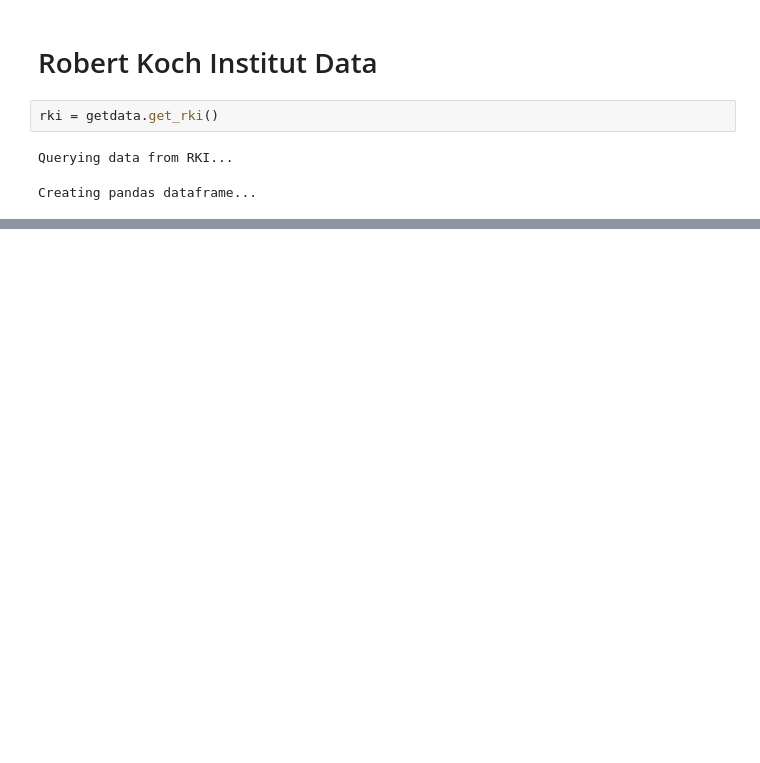
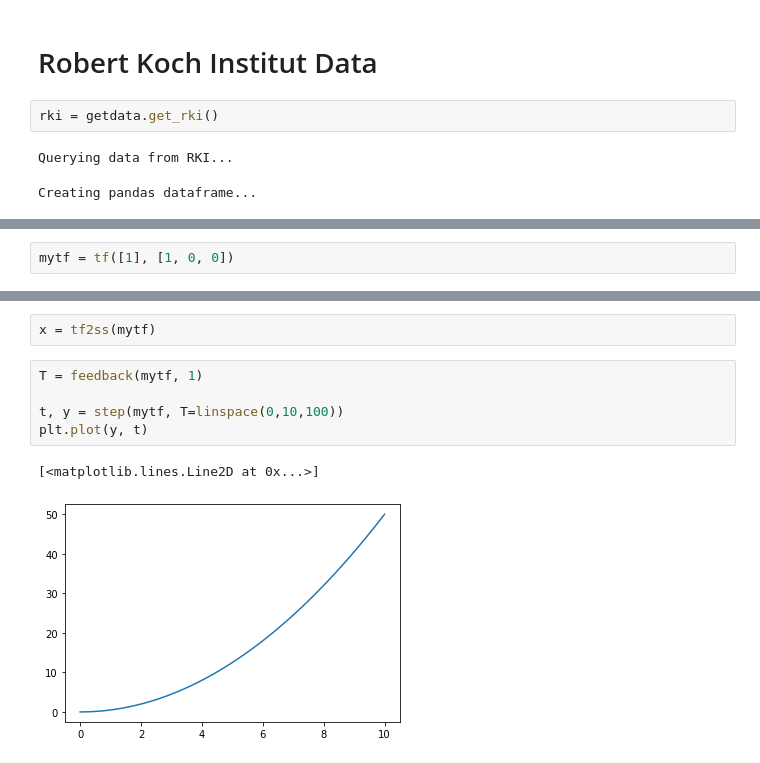
Before and after one commit to petetheat/covid19, a Jupyter notebook: Covid19_data.ipynb, the cells around one changed output, grey strips where cells are left out. Cells and saved outputs as stored; diff of their text form; blank space fills up the shorter version.

```diff
--- a/Covid19_data.ipynb
+++ b/Covid19_data.ipynb
@@ -63,0 +247,2 @@ Index(['Region', 'Date', 'IdBundesland', 'Cases confirmed', 'Cases deaths',
+# %%
+mytf = tf([1], [1, 0, 0])
@@ -63,0 +253,10 @@ Index(['Region', 'Date', 'IdBundesland', 'Cases confirmed', 'Cases deaths',
+# %%
+x = tf2ss(mytf)
+# %%
+T = feedback(mytf, 1)
+
+t, y = step(mytf, T=linspace(0,10,100))
+plt.plot(y, t)
+# %% [output]
+[<matplotlib.lines.Line2D at 0x...>]
+[figure, added]
```
Also changed, not shown: parts of 31 cells of this notebook, 3 other files.
